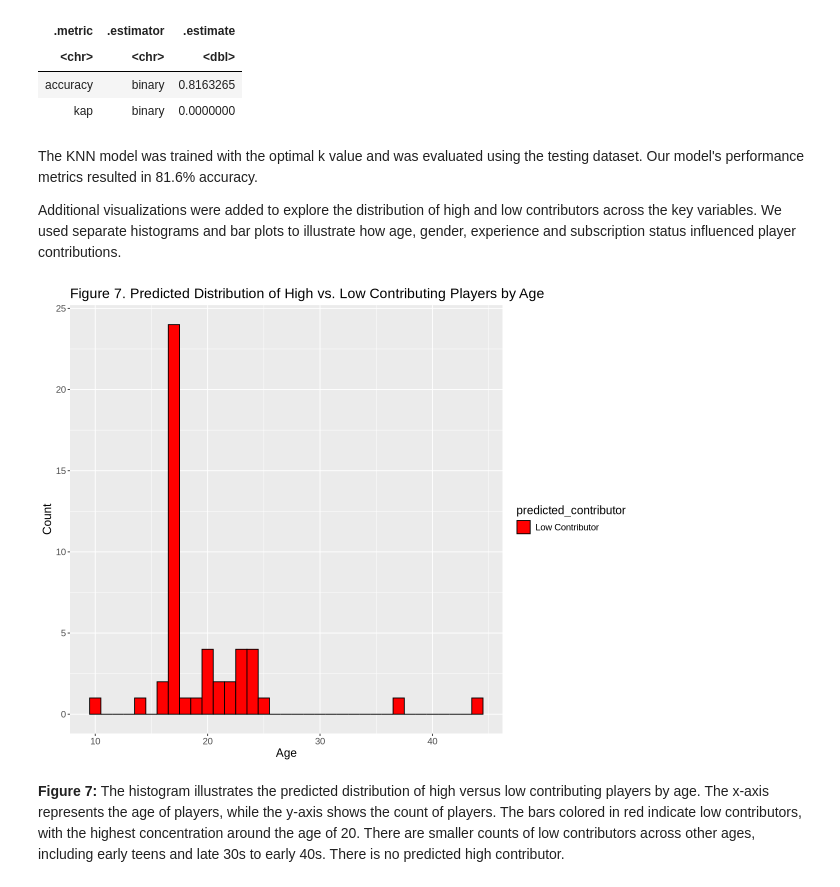
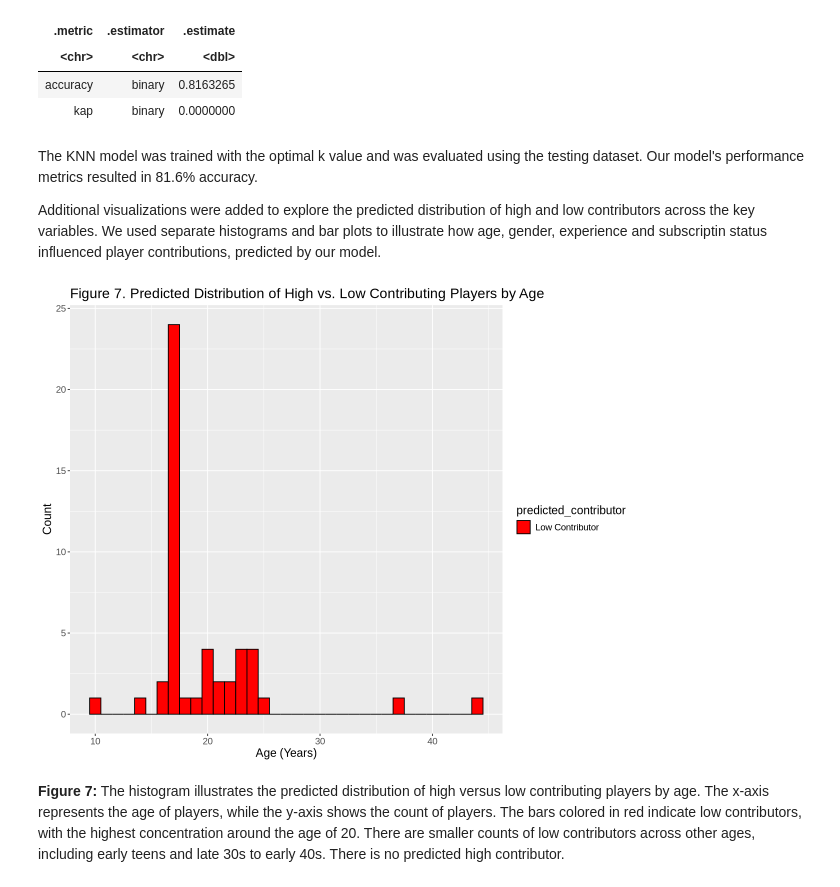
Before and after one commit to Sarthak0910/DSCI_Project_01, a Jupyter notebook: DSCI100_Group_Project_Code.ipynb, the cells around one changed output. Cells and saved outputs as stored; diff of their text form; code cells hidden in the pictures.

```diff
--- a/DSCI100_Group_Project_Code.ipynb
+++ b/DSCI100_Group_Project_Code.ipynb
@@ -336,7 +336,7 @@ A tibble: 2 × 3
 # %% [markdown]
 The KNN model was trained with the optimal k value and was evaluated using the testing dataset. Our model's performance metrics resulted in 81.6% accuracy.
 
-Additional visualizations were added to explore the distribution of high and low contributors across the key variables. We used separate histograms and bar plots to illustrate how age, gender, experience and subscription status influenced player contributions.
+Additional visualizations were added to explore the predicted distribution of high and low contributors across the key variables. We used separate histograms and bar plots to illustrate how age, gender, experience and subscriptin status influenced player contributions, predicted by our model.
 # %%
 #add a predicted contributor column to the players_test set
 players_predictions <- players_predictions |>
@@ -350,15 +350,15 @@ players_predictions <- players_predictions |>
 # %%
 #create a histogram showing the distributions of high and low contributors by age
 options(repr.plot.width = 10, repr.plot.height = 8)
 age_contributor_plot <- ggplot(players_predictions, aes(x = age, fill = predicted_contributor)) +
   geom_histogram(binwidth = 1, color = "black") +
   scale_fill_manual(values = c("Low Contributor" = "red", "High Contributor" = "green3")) +
-  labs(x = "Age", y = "Count") +
+  labs(x = "Age (Years)", y = "Count") +
   ggtitle("Figure 7. Predicted Distribution of High vs. Low Contributing Players by Age") +
   theme(text = element_text(size = 14))
 age_contributor_plot
 # %% [output]
-[figure, old version]
+[figure, new version]
 # %% [markdown]
 **Figure 7:** The histogram illustrates the predicted distribution of high versus low contributing players by age. The x-axis represents the age of players, while the y-axis shows the count of players. The bars colored in red indicate low contributors, with the highest concentration around the age of 20. There are smaller counts of low contributors across other ages, including early teens and late 30s to early 40s. There is no predicted high contributor.
 # %%
```
Also changed, not shown: parts of 2 cells of this notebook.
